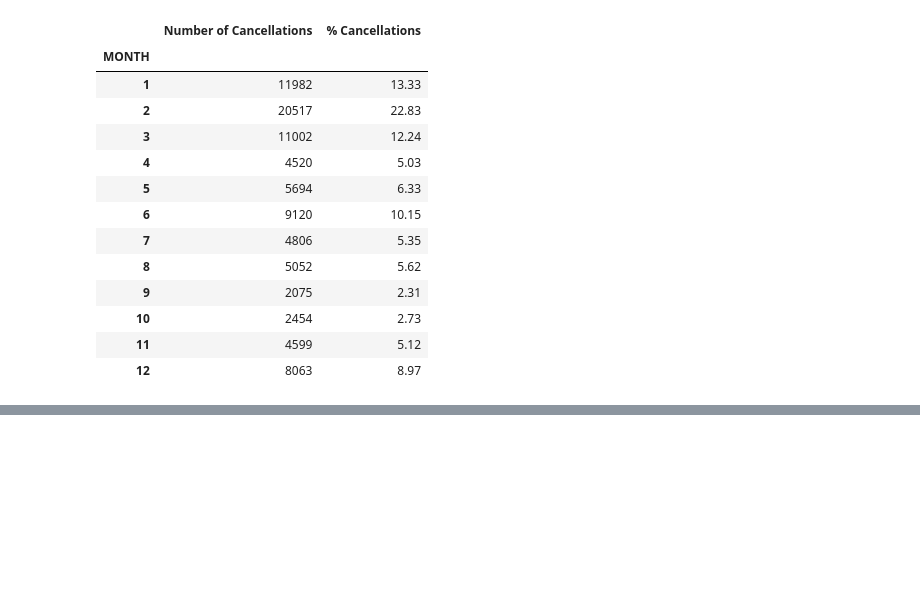
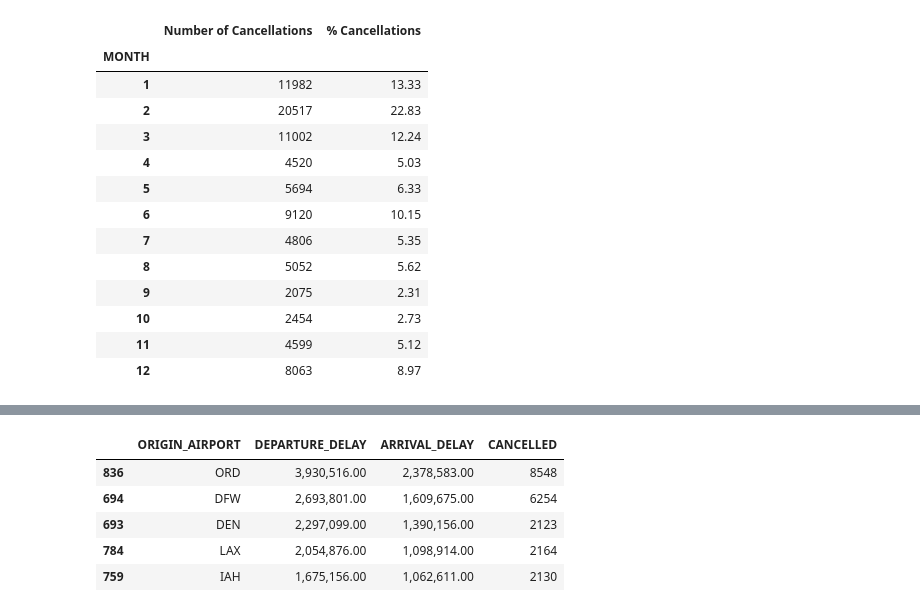
Before and after one commit to Chadi272/The_Air_Marshalls, a Jupyter notebook: Flight Delays.ipynb, the cells around one changed output, grey strips where cells are left out. Saved outputs shown, nothing was run; the diff lists cells and outputs as text; code cells hidden in the pictures; blank space fills up the shorter version.

```diff
--- a/Flight Delays.ipynb
+++ b/Flight Delays.ipynb
@@ -193,0 +224,12 @@ The average delay time for these flights was 33 minutes.
+# %%
+# What are the top 5 origin airports with the highest arrival delays?
+
+arr_delay_df = delays_df.sort_values(by="ARRIVAL_DELAY", ascending=False)
+arr_delay_df.head()
+# %% [output]
+|  | ORIGIN_AIRPORT | DEPARTURE_DELAY | ARRIVAL_DELAY | CANCELLED |
+| 836 | ORD | 3,930,516.00 | 2,378,583.00 | 8548 |
+| 694 | DFW | 2,693,801.00 | 1,609,675.00 | 6254 |
+| 693 | DEN | 2,297,099.00 | 1,390,156.00 | 2123 |
+| 784 | LAX | 2,054,876.00 | 1,098,914.00 | 2164 |
+| 759 | IAH | 1,675,156.00 | 1,062,611.00 | 2130 |
```
Also changed, not shown: parts of 12 cells of this notebook.
